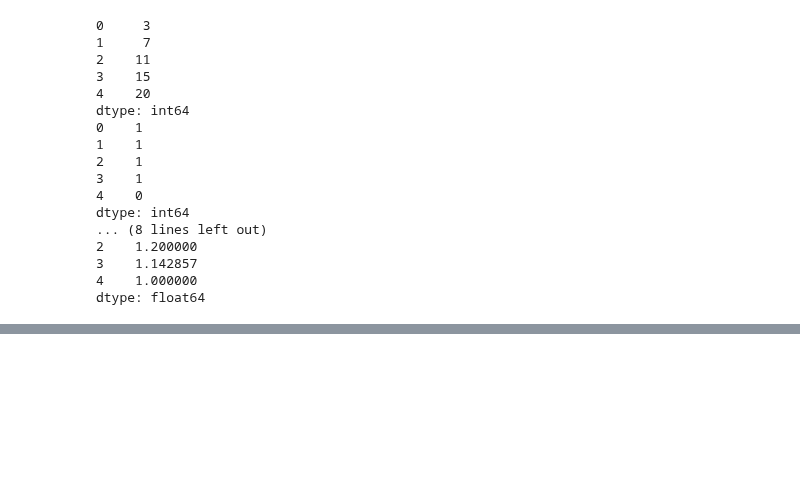
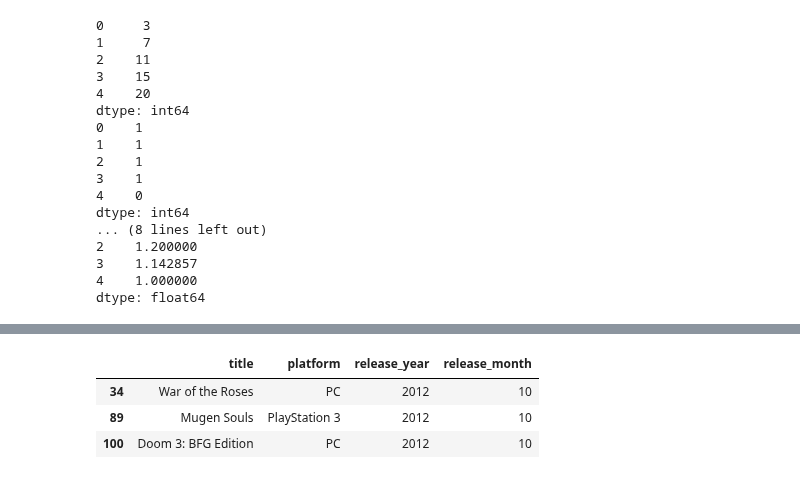
Before and after one commit to AkashKumarSingh11032001/IBM-Artificial-Intelligence-and-Machine-Learning-By-IBM-Watson, a Jupyter notebook: Lec 4.ipynb, the cells around one changed output, grey strips where cells are left out. Cells and saved outputs as stored; diff of their text form; code cells hidden in the pictures; blank space fills up the shorter version.

```diff
--- a/Lec 4.ipynb
+++ b/Lec 4.ipynb
@@ -590,0 +587,9 @@ data.iloc[[34,89,100]:[[2,4,8,9]]
+# %%
+# particular row aand column selection
+
+data.iloc[[34,89,100],[2,4,8,9]]
+# %% [output]
+|  | title | platform | release_year | release_month |
+| 34 | War of the Roses | PC | 2012 | 10 |
+| 89 | Mugen Souls | PlayStation 3 | 2012 | 10 |
+| 100 | Doom 3: BFG Edition | PC | 2012 | 10 |
```
Also changed, not shown: parts of 32 cells of this notebook.
